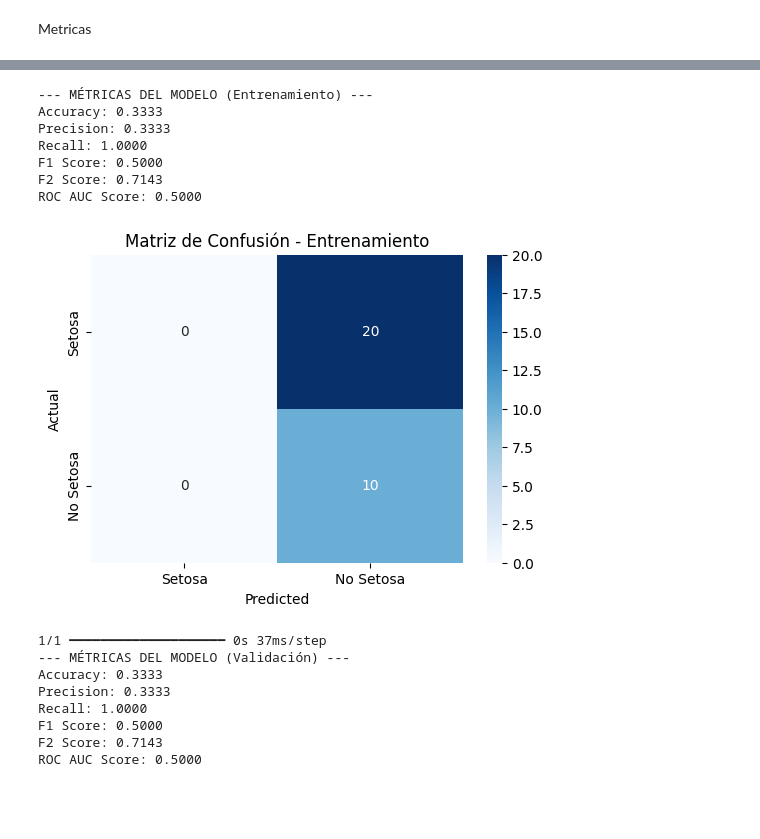
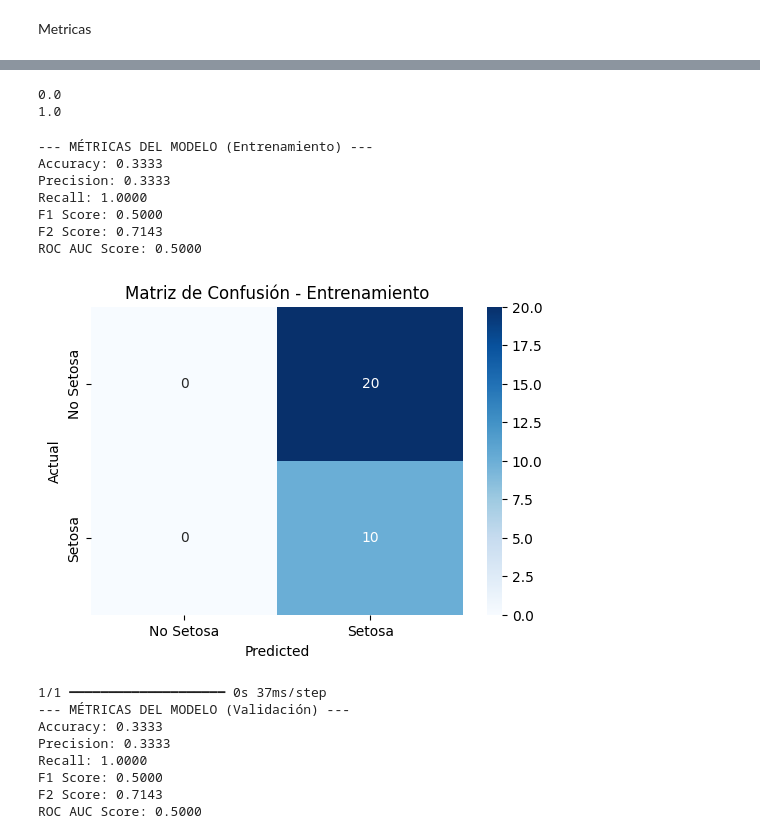
Before and after one commit to Marti820/T6, a Jupyter notebook: Taller 6 Redes Neuronales.ipynb, the cells around one changed output, grey strips where cells are left out. Saved outputs shown, nothing was run; the diff lists cells and outputs as text; code cells hidden in the pictures; blank space fills up the shorter version.

```diff
--- a/Taller 6 Redes Neuronales.ipynb
+++ b/Taller 6 Redes Neuronales.ipynb
@@ -193,38 +213,46 @@ array([[1.],
+# %%
+print(y_test[0][0])
+print(y_pred[0][0])
+# %% [output]
+0.0
+1.0
 # %%
+y_test.astype(int).flatten().tolist()
+y_pred.astype(int).flatten().tolist()
 
 # Evaluación
 accuracy = accuracy_score(y_test, y_pred)
 precision = precision_score(y_test, y_pred)
 recall = recall_score(y_test, y_pred)
 f1 = f1_score(y_test, y_pred)
 f2 = fbeta_score(y_test, y_pred, beta=2)
 roc_auc = roc_auc_score(y_test, y_pred)
 
 print("--- MÉTRICAS DEL MODELO (Entrenamiento) ---")
 print(f"Accuracy: {accuracy:.4f}")
 print(f"Precision: {precision:.4f}")
 print(f"Recall: {recall:.4f}")
 print(f"F1 Score: {f1:.4f}")
 print(f"F2 Score: {f2:.4f}")
 print(f"ROC AUC Score: {roc_auc:.4f}")
 
 # Matriz de confusión
 conf_matrix = confusion_matrix(y_test, y_pred)
 plt.figure(figsize=(6, 4))
-sns.heatmap(conf_matrix, annot=True, fmt='d', cmap='Blues', xticklabels = ['Setosa', 'No Setosa'], yticklabels= ['Setosa', 'No Setosa'])
+sns.heatmap(conf_matrix, annot=True, fmt='d', cmap='Blues', xticklabels = ['No Setosa', 'Setosa'], yticklabels= ['No Setosa', 'Setosa'])
 plt.xlabel('Predicted')
 plt.ylabel('Actual')
 plt.title('Matriz de Confusión - Entrenamiento')
 plt.show()
 # %% [output]
 --- MÉTRICAS DEL MODELO (Entrenamiento) ---
 Accuracy: 0.3333
 Precision: 0.3333
 Recall: 1.0000
 F1 Score: 0.5000
 F2 Score: 0.7143
 ROC AUC Score: 0.5000
-[figure, old version]
+[figure, new version]
 # %%
 
 # Evaluación en conjunto de validación
```
Also changed, not shown: parts of 2 cells of this notebook.
